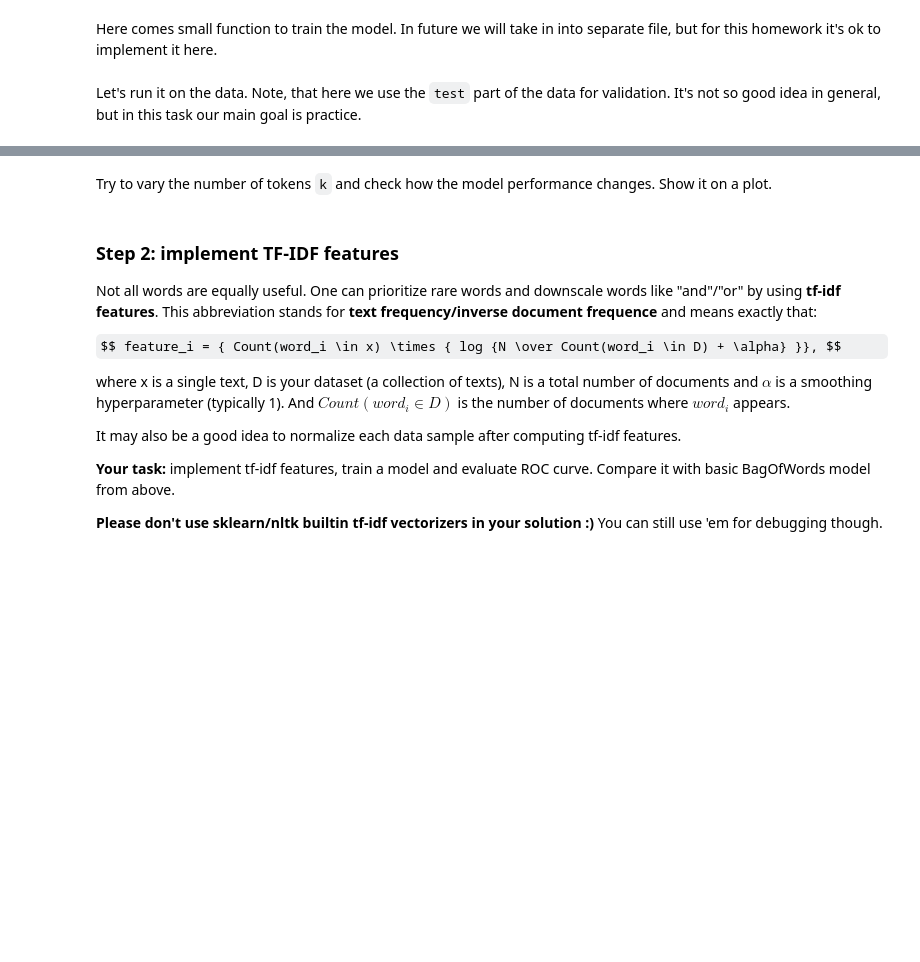
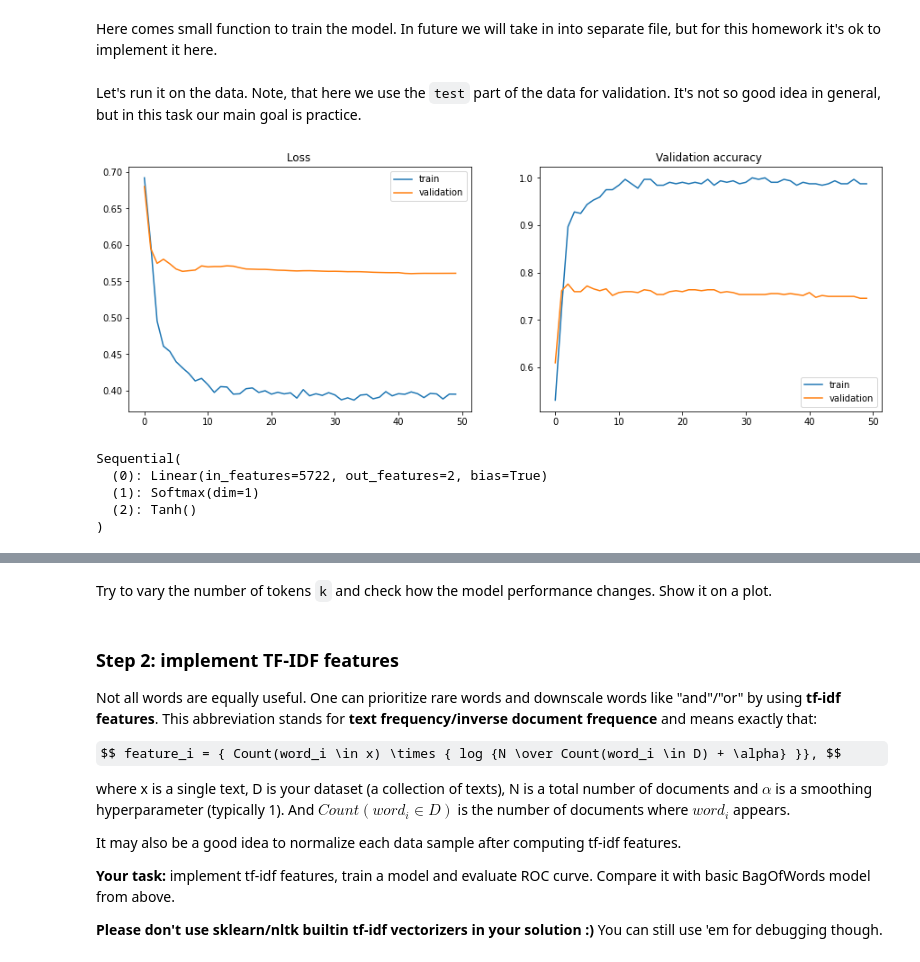
Before and after one commit to SokolovVadim/ml-mipt, a Jupyter notebook: homework/assignment1/assignment1_01_Word_Vectors.ipynb, the cells around one changed output, grey strips where cells are left out. Drawn from its saved outputs; the diff is of its cells as text; code cells hidden in the pictures; some formulas as TeX source; blank space fills up the shorter version.

Commit message:
train model

```diff
--- a/homework/assignment1/assignment1_01_Word_Vectors.ipynb
+++ b/homework/assignment1/assignment1_01_Word_Vectors.ipynb
@@ -353,14 +353,18 @@ from sklearn.metrics import accuracy_score
 # %%
 from utils import plot_train_process
 # %%
-#model = nn.Sequential()
+# MSEloss suggested, but can't resolve the error
+# https://www.reddit.com/r/LanguageTechnology/comments/gt14k8/choice_of_loss_function_for_nlp_tasks/
 # size of each output sample
 out_features = 2
-#model.add_module('l1', nn.Linear(len(bow_vocabulary), out_features))
-#model.add_module('l1', nn.Linear(len(bow_vocabulary), out_features))
+
 modules = []
 modules.append(nn.Linear(len(bow_vocabulary), out_features))
-modules.append(nn.LogSoftmax(1))
+
+modules.append(nn.Softmax(1))
+modules.append(nn.Tanh())
+# modules.append(nn.MSELoss())
+# https://www.aclweb.org/anthology/W03-1019.pdf
 model = nn.Sequential(*modules)
 
 ### YOUR CODE HERE
@@ -428,20 +432,24 @@ def train_model(
         y_batch = y_train_torch[ix]
 
         # predict log-probabilities or logits
-        y_predicted = ### YOUR CODE
+        y_predicted = model.forward(x_batch) ### YOUR CODE
 
         # compute loss, just like before
         ### YOUR CODE
-
+        loss = loss_function.forward(y_predicted, y_batch)
 
         # compute gradients
         ### YOUR CODE
+        # back propagation
+        loss.backward()
 
         # Adam step
         ### YOUR CODE
+        opt.step()
 
         # clear gradients
         ### YOUR CODE
+        opt.zero_grad()
 
 
         local_train_loss_history.append(loss.data.numpy())
@@ -471,7 +479,15 @@ def train_model(
 # %% [markdown]
 Let's run it on the data. Note, that here we use the `test` part of the data for validation. It's not so good idea in general, but in this task our main goal is practice.
 # %%
+lr_scheduler = ReduceLROnPlateau(opt)
 train_model(model, opt, lr_scheduler, X_train_bow_torch, y_train_torch, X_test_bow_torch, y_test_torch)
+# %% [output]
+[figure, added]
+Sequential(
+  (0): Linear(in_features=5722, out_features=2, bias=True)
+  (1): Softmax(dim=1)
+  (2): Tanh()
+)
 # %%
 from sklearn.metrics import roc_auc_score, roc_curve
 
```
Also changed, not shown: parts of 3 cells of this notebook.
